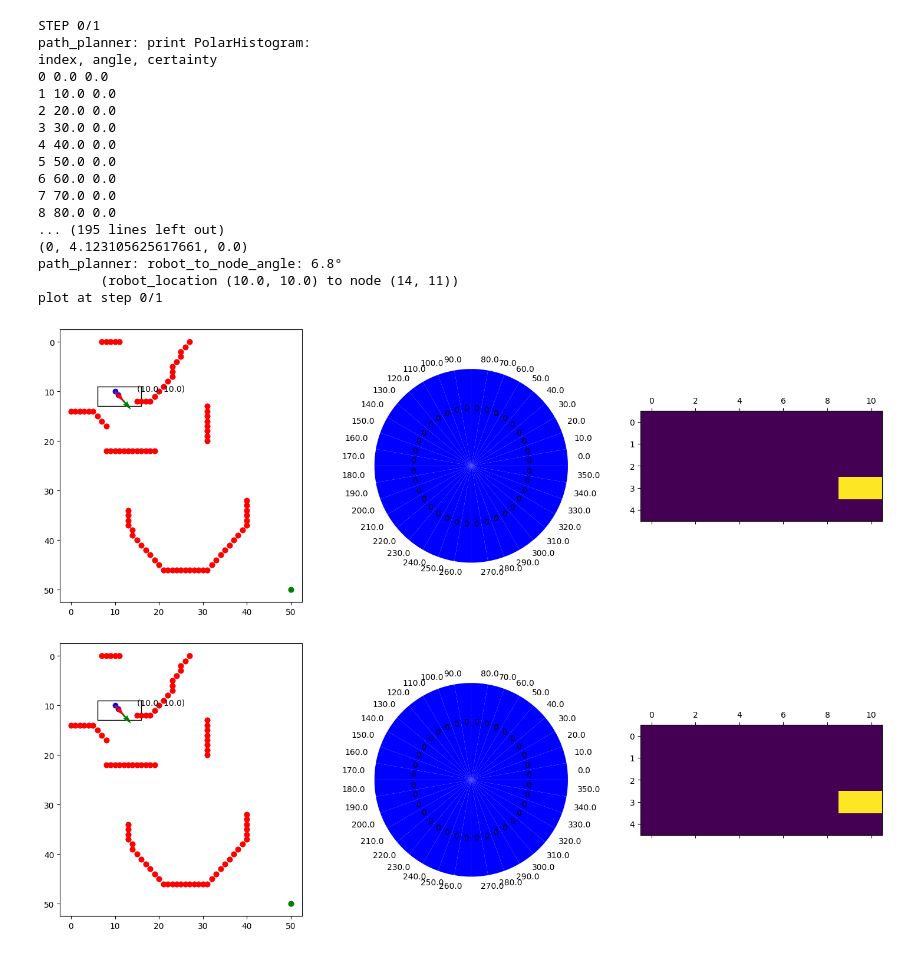
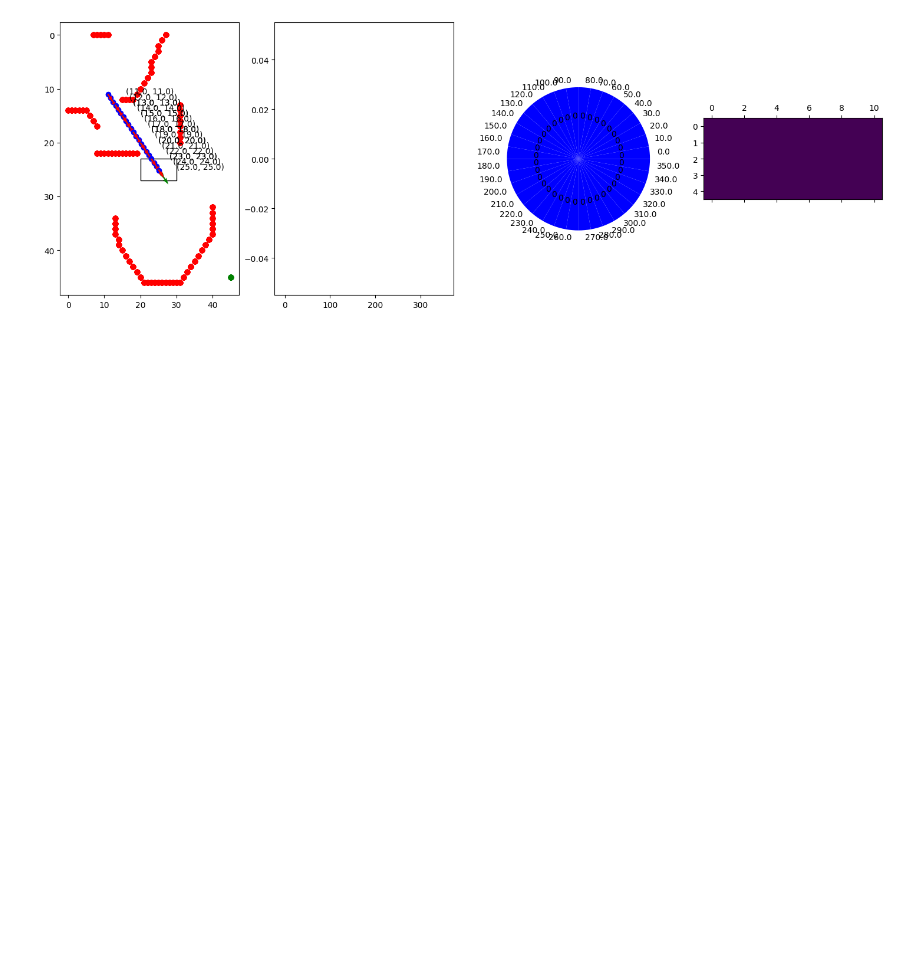
Before and after one commit to diplodocuslongus/vfh-python, a Jupyter notebook: playground.ipynb, the cells around one changed output. Drawn from its saved outputs; the diff is of its cells as text; code cells hidden in the pictures; blank space fills up the shorter version.

Commit message:
add bar polar plot, wrap polar, explicit parameters names

```diff
--- a/playground.ipynb
+++ b/playground.ipynb
@@ -26,10 +26,11 @@ map_fname = 'map.txt'
 
 # PolarHistogram params
 num_bins = 36 # each bin is 360/num_bins degrees
-target_location = (50, 50)
+target_location = (45, 45)
 
 # Robot Params
-init_location = (10, 10)
+init_location = (36, 36)
+init_location = (11, 11)
 # init_location = (1, 1)
 init_speed = 1
 
@@ -39,8 +40,8 @@ robot = Robot.from_map(map_fname, init_location,
 print('ROBOT initialized, MAP LOADED')
 
 
-num_steps = 1
+num_steps = 20
 
-# robot.loop(num_steps, draw=True,anim_plot=True)
-robot.loop(num_steps, draw=True,anim_plot=False)
+robot.loop(num_steps, draw=True,anim_plot=True)
+# robot.loop(num_steps, draw=True,anim_plot=False)
 # %% [output]
@@ -65,19 +49 @@ robot: in loop
-STEP 0/1
-path_planner: print PolarHistogram:
-index, angle, certainty
-0 0.0 0.0
-1 10.0 0.0
-2 20.0 0.0
-3 30.0 0.0
-4 40.0 0.0
-5 50.0 0.0
-6 60.0 0.0
-7 70.0 0.0
-8 80.0 0.0
-... (195 lines left out)
-(0, 4.123105625617661, 0.0)
-path_planner: robot_to_node_angle: 6.8°
-        (robot_location (10.0, 10.0) to node (14, 11))
-plot at step 0/1
-[figure, old version]
+[figure, new version]
-[figure, removed]
```
Also changed, not shown: parts of 1 cell of this notebook, 5 other files.
